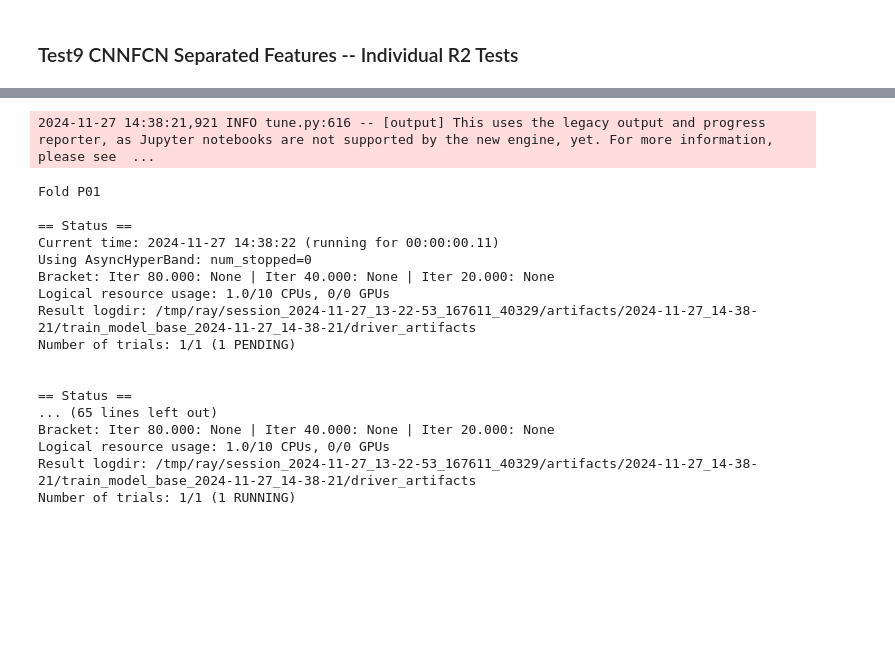
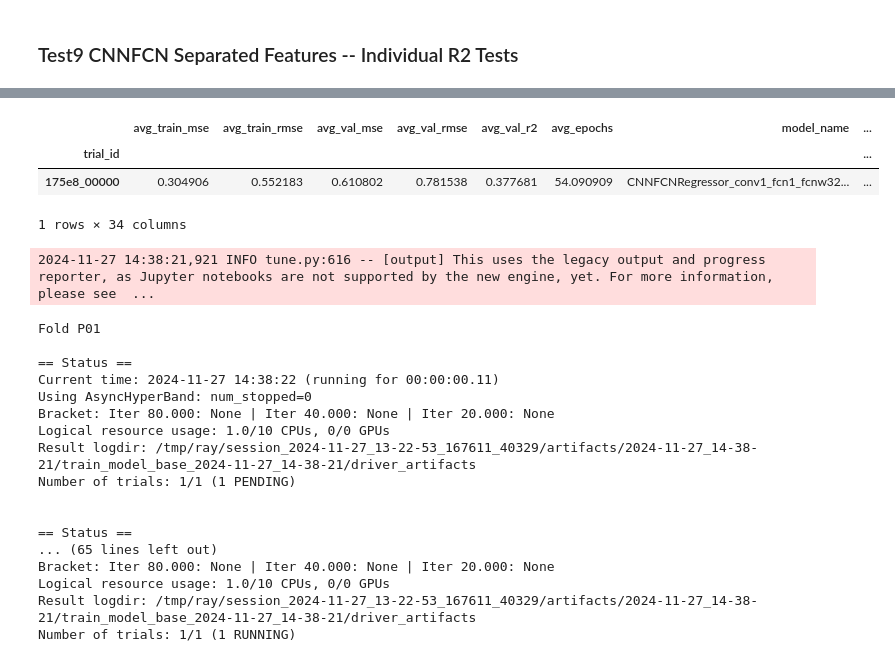
Before and after one commit to TylerAnderton/CSML, a Jupyter notebook: Final-Project/EE-Estimation/model_training_sep.ipynb, the cells around one changed output, grey strips where cells are left out. Saved outputs shown, nothing was run; the diff lists cells and outputs as text; code cells hidden in the pictures; blank space fills up the shorter version.

Commit message:
added ability to save results dataframe. redoing experimental runs

```diff
--- a/Final-Project/EE-Estimation/model_training_sep.ipynb
+++ b/Final-Project/EE-Estimation/model_training_sep.ipynb
@@ -779,5 +781,7 @@ def tune_model_loocv(search_space, data_dict):
     if 'model_dir' in search_space:
         best_model_path = f"{search_space['model_dir']}/{best_trial.last_result['model_name']}.pth"
         print('Best Model Path:', best_model_path)
+
+    return analysis
 # %% [markdown]
 ## Test runs
@@ -833,27 +788,27 @@ torch.Size([10, 4, 192])
 # %% [markdown]
 ### Test9 CNNFCN Separated Features -- Individual R2 Tests
 # %%
-LOGS_CNNFCN_TEST9 = os.path.join(os.getcwd(), 'logs/CNNFCN/test9')
-MODELS_CNNFCN_TEST9 = os.path.join(os.getcwd(), 'models/CNNFCN/test9')
+LOGS_CNNFCN_TEST11 = os.path.join(os.getcwd(), 'logs/CNNFCN/test11')
+MODELS_CNNFCN_TEST11 = os.path.join(os.getcwd(), 'models/CNNFCN/test11')
 
-# search_space_CNNFCN_test9 = {
-#     'learning_rate': tune.grid_search([1e-3]), # 1e-4, 5e-3, 1e-3, 5e-2, 1e-2
-#     'batch_size': tune.grid_search([16, 32]), # 16, 32, 64
-#     'epochs': 100,
+search_space_CNNFCN_test11 = {
+    'learning_rate': tune.grid_search([1e-3]), # 1e-4, 5e-3, 1e-3, 5e-2, 1e-2
+    'batch_size': tune.grid_search([16]), # 16, 32, 64
+    'epochs': 100,
 
-#     'model': CNNFCNRegressor,
-#     'num_conv_layers':tune.grid_search([1, 2]), # 1, 2, 3
-#     'num_fcn_layers':tune.grid_search([1, 2]), # 1, 2, 3
-#     'fcn_width':tune.grid_search([32]), # , 64, 128
+    'model': CNNFCNRegressor,
+    'num_conv_layers':tune.grid_search([1]), # 1, 2, 3
+    'num_fcn_layers':tune.grid_search([1]), # 1, 2, 3
+    'fcn_width':tune.grid_search([32]), # , 64, 128
 
-#     'log_dir': LOGS_CNNFCN_TEST9,
-#     'model_dir': MODELS_CNNFCN_TEST9,
+    'log_dir': LOGS_CNNFCN_TEST11,
+    'model_dir': MODELS_CNNFCN_TEST11,
 
-#     # 'num_samples': 4,
-#     'early_stop_patience': 20,
-#     'fold_early_stop': 20,
+    # 'num_samples': 4,
+    'early_stop_patience': 20,
+    'fold_early_stop': 20,
 
-#     'print': False,
-#     'tune': True
-#     # 'loocv': True
-# }
+    'print': False,
+    'tune': True
+    # 'loocv': True
+}
@@ -861,0 +815,2 @@ MODELS_CNNFCN_TEST9 = os.path.join(os.getcwd(), 'models/CNNFCN/test9')
+# %%
+analysis_CNNFCN_test11 = tune_model_loocv(search_space_CNNFCN_test11, data_dict)
@@ -861,0 +875,7 @@ MODELS_CNNFCN_TEST9 = os.path.join(os.getcwd(), 'models/CNNFCN/test9')
+# %%
+analysis_CNNFCN_test11.results_df
+# %% [output]
+|  | avg_train_mse | avg_train_rmse | avg_val_mse | avg_val_rmse | avg_val_r2 | avg_epochs | model_name | ... |
+| trial_id |  |  |  |  |  |  |  | ... |
+| 175e8_00000 | 0.304906 | 0.552183 | 0.610802 | 0.781538 | 0.377681 | 54.090909 | CNNFCNRegressor_conv1_fcn1_fcnw32... | ... |
+1 rows × 34 columns
```
Also changed, not shown: parts of 8 cells of this notebook, 42 other files.
